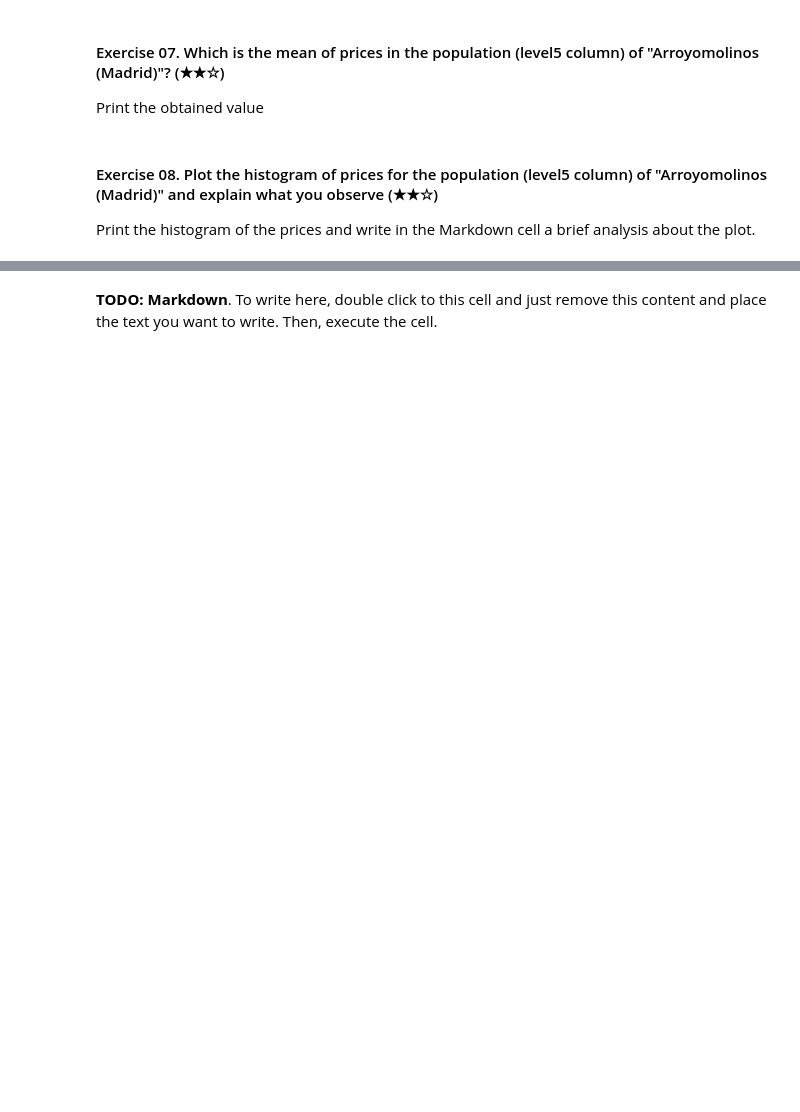
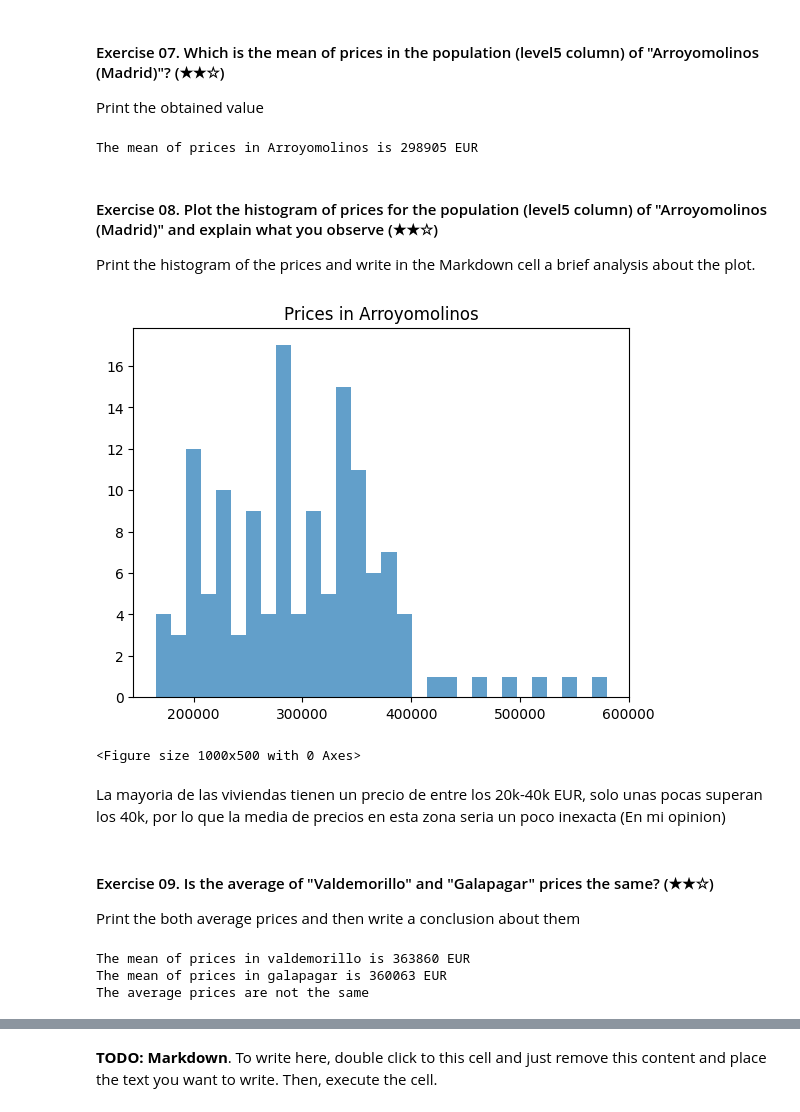
Before and after one commit to eliocamacaro/realestate-datacleanup-exercise, a Jupyter notebook: project.ipynb, the cells around one changed output, grey strips where cells are left out. Cells and saved outputs as stored; diff of their text form; code cells hidden in the pictures; blank space fills up the shorter version.

```diff
--- a/project.ipynb
+++ b/project.ipynb
@@ -87,3 +140,11 @@ Print the obtained value
+# %%
+Arroyomolinos = ds.loc[ds.level5 == "Arroyomolinos (Madrid)"]
+prices_arroyomolinos= np.array(Arroyomolinos.price)
+R_prices_arroyomolinos =prices_arroyomolinos[np.nonzero(prices_arroyomolinos)]
+mean_prices = np.mean(R_prices_arroyomolinos)
+print("The mean of prices in Arroyomolinos is " + str(round(mean_prices)) +" EUR")
+# %% [output]
+The mean of prices in Arroyomolinos is 298905 EUR
 # %% [markdown]
 #### Exercise 08. Plot the histogram of prices for the population (level5 column) of "Arroyomolinos (Madrid)" and explain what you observe (★★☆)
 
@@ -92,0 +152,36 @@ Print the histogram of the prices and write in the Markdown cell a brief analysi
+# %%
+plt.title("Prices in Arroyomolinos")
+plt.hist(R_prices_arroyomolinos, bins= 30, alpha= 0.7)
+plt.figure( figsize=(10, 5))
+plt.show()
+# %% [output]
+[figure, added]
+<Figure size 1000x500 with 0 Axes>
+# %% [markdown]
+La mayoria de las viviendas tienen un precio de entre los 20k-40k EUR, solo unas pocas superan los 40k, por lo que la media de precios en esta zona seria un poco inexacta (En mi opinion)
+# %% [markdown]
+#### Exercise 09. Is the average of "Valdemorillo" and "Galapagar" prices the same? (★★☆)
+
+Print the both average prices and then write a conclusion about them
+# %%
+Valdemorillo = ds.loc[ds.level5 == "Valdemorillo"]
+Galapagar = ds.loc[ds.level5 == "Galapagar"]
+
+prices_valdemorillo= np.array(Valdemorillo.price)
+R_prices_valdemorillo =prices_valdemorillo[np.nonzero(prices_valdemorillo)]
+mean_prices_v = np.mean(R_prices_valdemorillo)
+print("The mean of prices in valdemorillo is " + str(round(mean_prices_v)) +" EUR")
+
+prices_galapagar= np.array(Galapagar.price)
+R_prices_galapagar =prices_galapagar[np.nonzero(prices_galapagar)]
+mean_prices_g = np.mean(R_prices_galapagar)
+print("The mean of prices in galapagar is " + str(round(mean_prices_g)) +" EUR")
+
+if mean_prices_v == mean_prices_g :
+    print("The average prices are the same")
+else:
+    print("The average prices are not the same")
+# %% [output]
+The mean of prices in valdemorillo is 363860 EUR
+The mean of prices in galapagar is 360063 EUR
+The average prices are not the same
```
Also changed, not shown: parts of 51 cells of this notebook, 1 other file.
